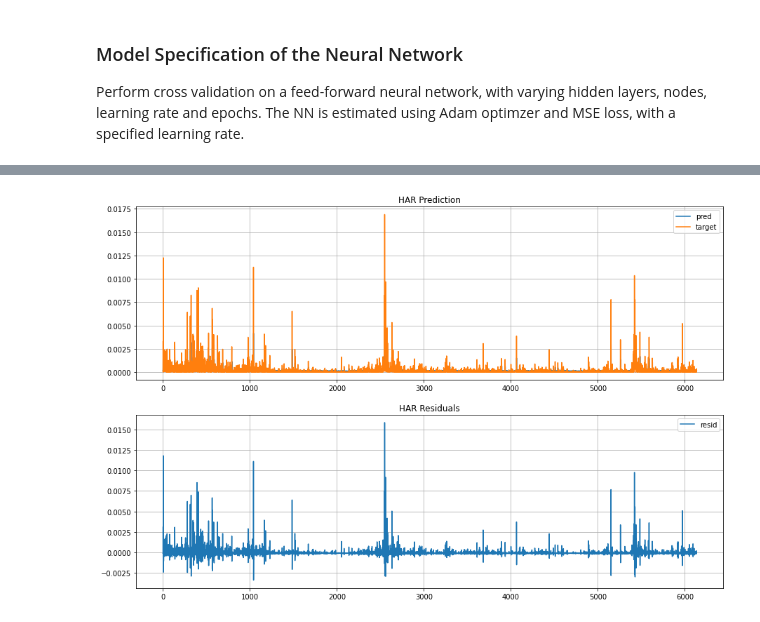
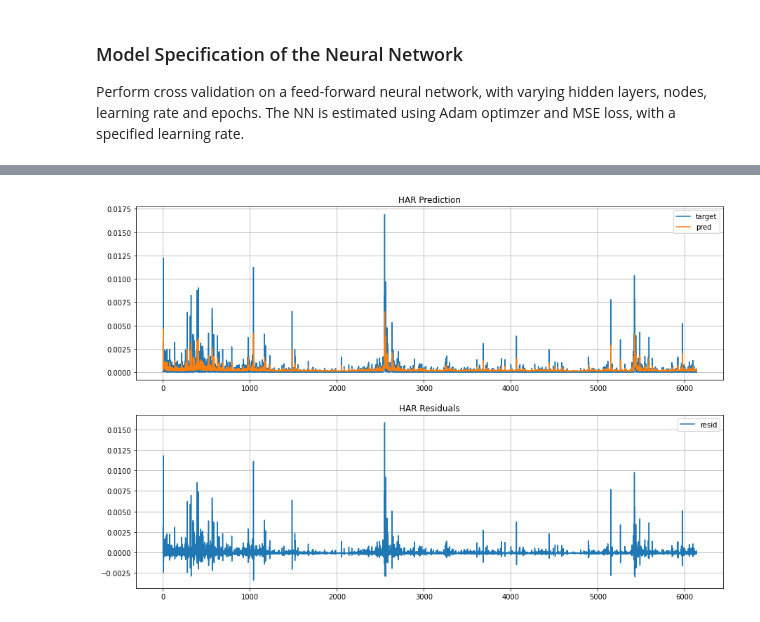
Before and after one commit to CodingNoob234/casestudy-neural-networks, a Jupyter notebook: main.ipynb, the cells around one changed output, grey strips where cells are left out. Cells and saved outputs as stored; diff of their text form; code cells hidden in the pictures.

```diff
--- a/main.ipynb
+++ b/main.ipynb
@@ -64,10 +64,10 @@ targets = targets.values.reshape(-1,1)
 features_har = sm.add_constant(features_har)
 
 # remove the first few observations due to no estimation for monthly volatility available
-start_index, end_index = 22, -1
-features_har = features_har[start_index:end_index]
-features = features[start_index:end_index]
-targets = targets[start_index:end_index]
+start_index = 22
+features_har = features_har[start_index:]
+features = features[start_index:]
+targets = targets[start_index:]
 
 # final overview if features and targets
 print(f"shape har featurs: {features_har.shape} of type {type(features_har)}")
@@ -96,7 +96,7 @@ The NN is estimated using Adam optimzer and MSE loss, with a specified learning
 # PERFORM CROSS VALIDATION
 model_scores = []
 
-for hidden_layers in [[]]:
+for hidden_layers in ([],):
     for lr in [5e-3, 1e-2]:
         for epochs in [5, 10]:
 
@@ -108,6 +108,7 @@ for hidden_layers in [[]]:
                 targets = targets.copy(),
                 lr = lr,
                 epochs = epochs,
+                earlystopper = None,# EarlyStopper(patience=3, min_delta=0),
                 normalize_features = False
             )
             print(f"Model: hidden_nodes={hidden_layers} lr={lr} epochs={epochs}")
@@ -145,40 +146,31 @@ plot = True # plot for both models the true volatility versus the predicted one
 normalize_features = False
 
 # if the params are not set through cross validations above
-if not (epochs and lr):
+try:
+    epochs, lr, hidden_layers
+except:
     print("No params from cross validation, using own params instead")
     epochs = 5
     hidden_layers = []
     lr = .005
 
-# the available features
+
+# the repeat what the features and targets used here are
 features_har, features, targets # to train on
-features_har_validation, features_validation ,targets_validation # to validate on
-
-# fit normalizer on train features and normalize data
-print("Normalizing features ...")
-
-if normalize_features:
-    scaler = StandardScaler()
-    features_transformed = scaler.fit_transform(features)
-    features_validation_transformed = scaler.transform(features_validation)
-    features_har_transformed = scaler.fit_transform(features_har)
-    features_har_validation_transformed = scaler.transform(features_har_validation)
-else:
-    features_transformed = features
-    features_validation_transformed = features_validation
-    features_har_transformed = features_har
-    features_har_validation_transformed = features_har_validation
+features_har_validation, features_validation, targets_validation # to validate on
 
 #=========================================================================================
 #===================================ESTIMATE HAR==========================================
 #=========================================================================================
-print("Estimating HAR model ...")
-HAR = OLS(targets, features_har_transformed, hasconst = True).fit()
-output = HAR.predict(features_har_validation_transformed)
-
-loss = np.var(targets_validation - output)
-score_har = loss
+HAR = OLS(np.zeros(10), np.zeros(10)) # these params are placeholders
+loss, output = fit_and_evaluateHAR(
+    HAR,
+    features_har.copy(),
+    features_har_validation.copy(),
+    targets.copy(),
+    targets_validation.copy(),
+    normalize_features = False
+)
 
 print(f"HAR out-of-sample loss: {loss}")
 print(f"Predicted correlation: {np.corrcoef(output, targets_validation.reshape(-1,))[0,1]}")
@@ -188,8 +180,8 @@ if plot:
     fig, axs = plt.subplots(2,1, figsize = (15, 10))
     axs[0].set_title("HAR Prediction")
     axs[1].set_title("HAR Residuals")
+    axs[0].plot(targets_validation, label = "target")
     axs[0].plot(output, label = "pred")
-    axs[0].plot(targets_validation, label = "target")
     axs[1].plot(targets_validation.reshape(-1,) - output, label = "resid")
 
     for ax in axs:
@@ -200,52 +192,35 @@ if plot:
 #=========================================================================================
 #====================================ESTIMATE NN==========================================
 #=========================================================================================
-
-# all features and targets to float tensor
-features_train_tensor = torch.tensor(features_transformed, dtype=torch.float32)
-features_test_tensor = torch.tensor(features_validation_transformed, dtype=torch.float32)
-targets_train_tensor = torch.tensor(targets, dtype=torch.float32)
-targets_test_tensor = torch.tensor(targets_validation, dtype=torch.float32)
-
-trainloader, testloader = data_to_loaders(features_train_tensor, features_test_tensor, targets_train_tensor, targets_test_tensor)
-
-# initialize and estimate the model
 print("Estimating NN model ...")
 model = ForwardNeuralNetwork(features.shape[1], targets.shape[1], hidden_layers=hidden_layers)
-criterion = nn.MSELoss()
-
-loss = model_estimator(
+loss, output = single_fit_and_evaluate_model(
     model,
-    optimizer = optim.Adam(model.parameters(), lr = lr),
-    criterion = criterion,
-    epochs=epochs,
-    trainloader=trainloader,
-    testloader=testloader,
-    earlystopper=None)
-
-# perform out of sample prediction
-output = model(features_test_tensor)
-loss = criterion(output, targets_test_tensor)
-score_nn = loss.item()
+    features.copy(),
+    features_validation.copy(),
+    targets.copy(),
+    targets_validation.copy(),
+    lr,
+    epochs,
+    earlystopper = None,
+    normalize_features = False,
+    return_prediction = True
+)
 
 print(f"NN out-of-sample loss: {loss}")
-print(f"Predicted correlation: {np.corrcoef(targets_test_tensor.detach().numpy()[:,0], output.detach().numpy()[:,0])[0,1]}")
+print(f"Predicted correlation: {np.corrcoef(targets_validation[:,0], output.detach().numpy()[:,0])[0,1]}")
 
 if plot:
     # plot prediction versus true daily volatility
     fig, axs = plt.subplots(2,1, figsize = (15,10))
     axs[0].set_title("Neural Network Prediction")
     axs[1].set_title("Neural Network Residuals")
+    axs[0].plot(targets_validation, label = "target")
     axs[0].plot(output.detach().numpy(), label = "pred")
-    axs[0].plot(targets_test_tensor.detach().numpy(), label = "target")
-    axs[1].plot(targets_test_tensor.detach().numpy() - output.detach().numpy(), label = "resid")
+    axs[1].plot(targets_validation - output.detach().numpy(), label = "resid")
 
     for ax in axs:
         ax.legend()
         ax.grid()
     plt.show()
-
-#=========================================================================================
-#=========================================================================================
-#=========================================================================================
 # %% [output]
@@ -256,2 +229,2 @@ Predicted correlation: 0.2901913099556456
-[figure, old version]
+[figure, new version]
 Estimating NN model ...
```
Also changed, not shown: parts of 5 cells of this notebook, 2 other files.
